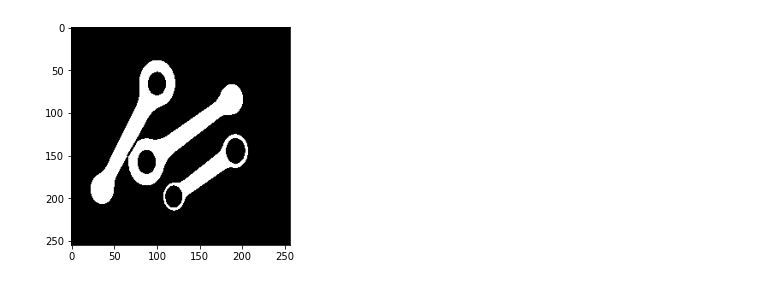
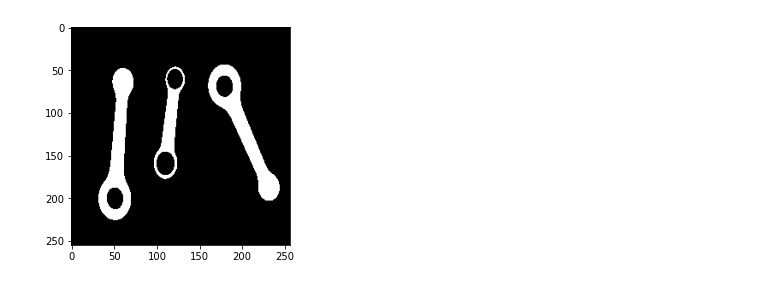
Before and after one commit to cormarchili/ConnectingRods, a Jupyter notebook: Project.ipynb, the cells around one changed output. Drawn from its saved outputs; the diff is of its cells as text; code cells hidden in the pictures.

Commit message:
Image upload

```diff
--- a/Project.ipynb
+++ b/Project.ipynb
@@ -24,9 +22,8 @@ file_list = ['TESI00.BMP', 'TESI01.BMP', 'TESI12.BMP', 'TESI21.BMP', 'TESI31.BMP
             'TESI90.BMP', 'TESI92.BMP', 'TESI98.BMP']
 m=0
 # %%
-path = os.path.join('/Users','corinnamarchili','Desktop','Progetto2','ispezione-bielle-immagini')
+path = ('ispezione-bielle-immagini')
 img_file = file_list[m]
 m+=1
-img_file = 'TESI50.BMP'
 src = cv.imread(os.path.join(path, img_file), cv.COLOR_BGR2RGB)
 # %% [markdown]
@@ -47,76 +46,67 @@ Finding connected components:
 # %%
-min_area = 1100
+MIN_AREA = 1100
 inverted = cv.bitwise_not(dst)
-mask = np.zeros(inverted.shape, dtype="uint8")
-num_labels, labels, stats, centroids = cv.connectedComponentsWithStats(inverted, 8)
-component_masks={}
-j=0
-#create a black background image to store the results
+
+#Create a black background image to store results
 img = np.zeros(inverted.shape, dtype="uint8")
-
-
 blob_x = collections.defaultdict(list)
 contact_points_img = 0
+j=0
 
+num_labels, labels, stats, centroids = cv.connectedComponentsWithStats(inverted, 8)
 for i in range(1, num_labels):
-    x = stats[i, cv.CC_STAT_LEFT]
-    y = stats[i, cv.CC_STAT_TOP]
-    w = stats[i, cv.CC_STAT_WIDTH]
-    h = stats[i, cv.CC_STAT_HEIGHT]
     area = stats[i, cv.CC_STAT_AREA]
-    if(area >= min_area):
+
+    #Filter out object whose area is below a certain threshold
+    if(area >= MIN_AREA):
         componentMask = (labels == i).astype("uint8") * 255
-        component_masks[j] = componentMask
-        # look for defects in the separation by using the convex hull
-        copy = component_masks[j].copy()
-        contours, hierarchy = cv.findContours(image=copy, mode=cv.RETR_EXTERNAL, method=cv.CHAIN_APPROX_NONE)
+        component = componentMask.copy()
+
+        # Look for defects in connected components labeling by using the convex hull
+        contours, hierarchy = cv.findContours(image=component, mode=cv.RETR_EXTERNAL, method=cv.CHAIN_APPROX_NONE)
         cnt = contours[0]
         hull = cv.convexHull(cnt, returnPoints=False)
         defects = cv.convexityDefects(cnt, hull)
 
-        # separate touching rods
+        # Separate touching rods. The distance between convex hull and intersection point is longer than the others,
+        # a threshold is set to find defect points at a longer distance
         contact_points = []
 
         THRESH_POINTS = 4000
         for n in range(defects.shape[0]):
             s,e,f,d = defects[n,0]
-            start = tuple(cnt[s][0])
-            end = tuple(cnt[e][0])
             far = tuple(cnt[f][0])
             if(d > THRESH_POINTS):
                 contact_points.append(far)
+
+        # Draw a line between couples of points where the defect is detected
         for c in range(len(contact_points)):
             if(c%2==0):
-                cv.line(copy, contact_points[c], contact_points[c+1], (0, 0, 0), thickness=2, lineType=cv.LINE_AA)
-        blob_x['components'].append(copy)
+                cv.line(component, contact_points[c], contact_points[c+1], (0, 0, 0), thickness=2, lineType=cv.LINE_AA)
+        blob_x['components'].append(component)
 
         contact_points_img = contact_points_img + len(contact_points)
         j+=1
 
-filtered_blobs = collections.defaultdict(list)
-for blob in blob_x['components']:
-    num_labels, labels, stats, centroids = cv.connectedComponentsWithStats(blob, 8)
-    for i in range(1, num_labels):
-        x = stats[i, cv.CC_STAT_LEFT]
-        y = stats[i, cv.CC_STAT_TOP]
-        w = stats[i, cv.CC_STAT_WIDTH]
-        h = stats[i, cv.CC_STAT_HEIGHT]
-        area = stats[i, cv.CC_STAT_AREA]
-        if(area >= min_area):
-            componentMask = (labels == i).astype("uint8") * 255
-            filtered_blobs['components'].append(componentMask)
+#If the blobs had an intersection, repeat connected components labeling after separation
+if(contact_points_img !=0):
+    filtered_blobs = collections.defaultdict(list)
+    for blob in blob_x['components']:
+        num_labels, labels, stats, centroids = cv.connectedComponentsWithStats(blob, 8)
+        for i in range(1, num_labels):
+            area = stats[i, cv.CC_STAT_AREA]
+            if(area >= MIN_AREA):
+                componentMask = (labels == i).astype("uint8") * 255
+                filtered_blobs['components'].append(componentMask)
+    final_blobs = filtered_blobs
+else:
+    final_blobs = blob_x
 
-if(len(filtered_blobs['components']) > (len(blob_x['components']))):
-    for i in range(len(filtered_blobs['components'])):
-        img = img + filtered_blobs['components'][i]
-        final_blobs = filtered_blobs
-else:
-    for i in range(len(blob_x['components'])):
-        img = img + blob_x['components'][i]
-        final_blobs = blob_x
-
+# Append blobs to the background image
+for i in range(len(final_blobs['components'])):
+    img = img + final_blobs['components'][i]
 plt.imshow(img, cmap='gray')
 plt.show()
 # %% [output]
-[figure, old version]
+[figure, new version]
 # %% [markdown]
```
Also changed, not shown: parts of 11 cells of this notebook, 15 other files.
